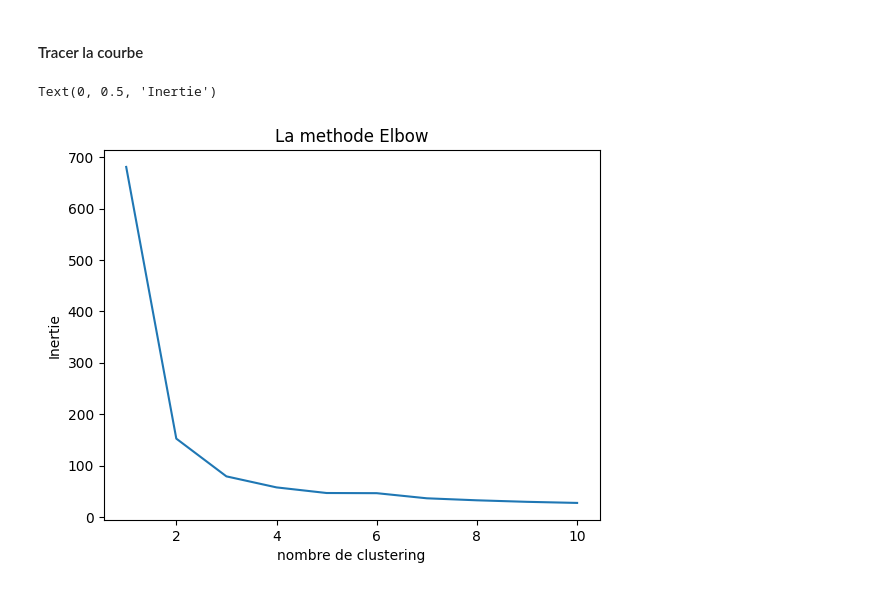
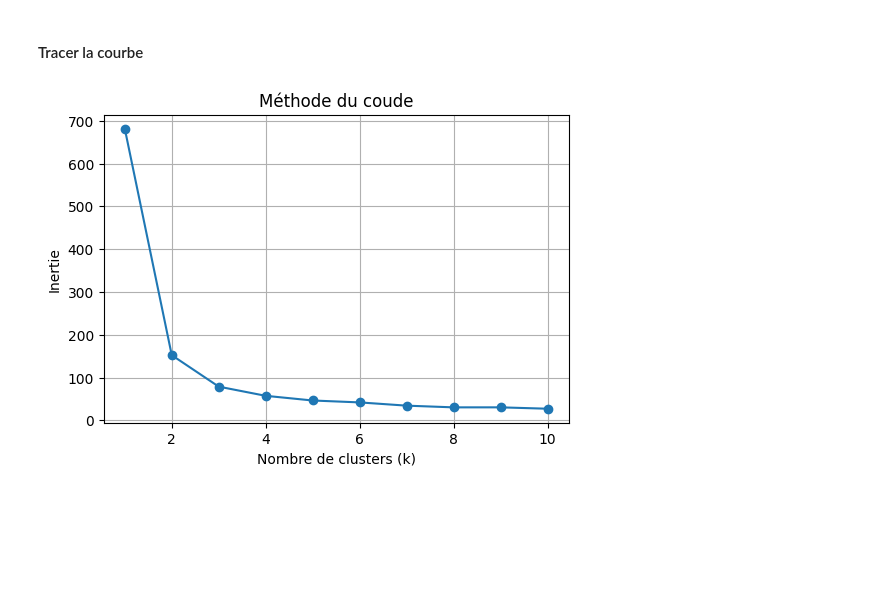
Before and after one commit to NdongoMamoudou/ml-projects-hub, a Jupyter notebook: Notebooks/kmeans_clustering.ipynb, the cells around one changed output. Cells and saved outputs as stored; diff of their text form; code cells hidden in the pictures; blank space fills up the shorter version.

```diff
--- a/Notebooks/kmeans_clustering.ipynb
+++ b/Notebooks/kmeans_clustering.ipynb
@@ -102,13 +102,15 @@ for i in range(1 , 11):
 # %% [markdown]
 ####  Tracer la courbe
 # %%
-plt.plot(range(1, 11) , inert)
-plt.title("La methode Elbow")
-plt.xlabel("nombre de clustering")
+plt.figure(figsize=(6, 4))
+plt.plot(range(1,11), inert, marker='o')
+plt.title("Méthode du coude")
+plt.xlabel("Nombre de clusters (k)")
 plt.ylabel("Inertie")
+plt.grid(True)
+plt.savefig("../Images/elbow_method.png")
 # %% [output]
-Text(0, 0.5, 'Inertie')
-[figure, old version]
+[figure, new version]
 # %%
 ## modele kmeans
 model_kmeans = KMeans(3)
```
Also changed, not shown: parts of 4 cells of this notebook, 5 other files.
